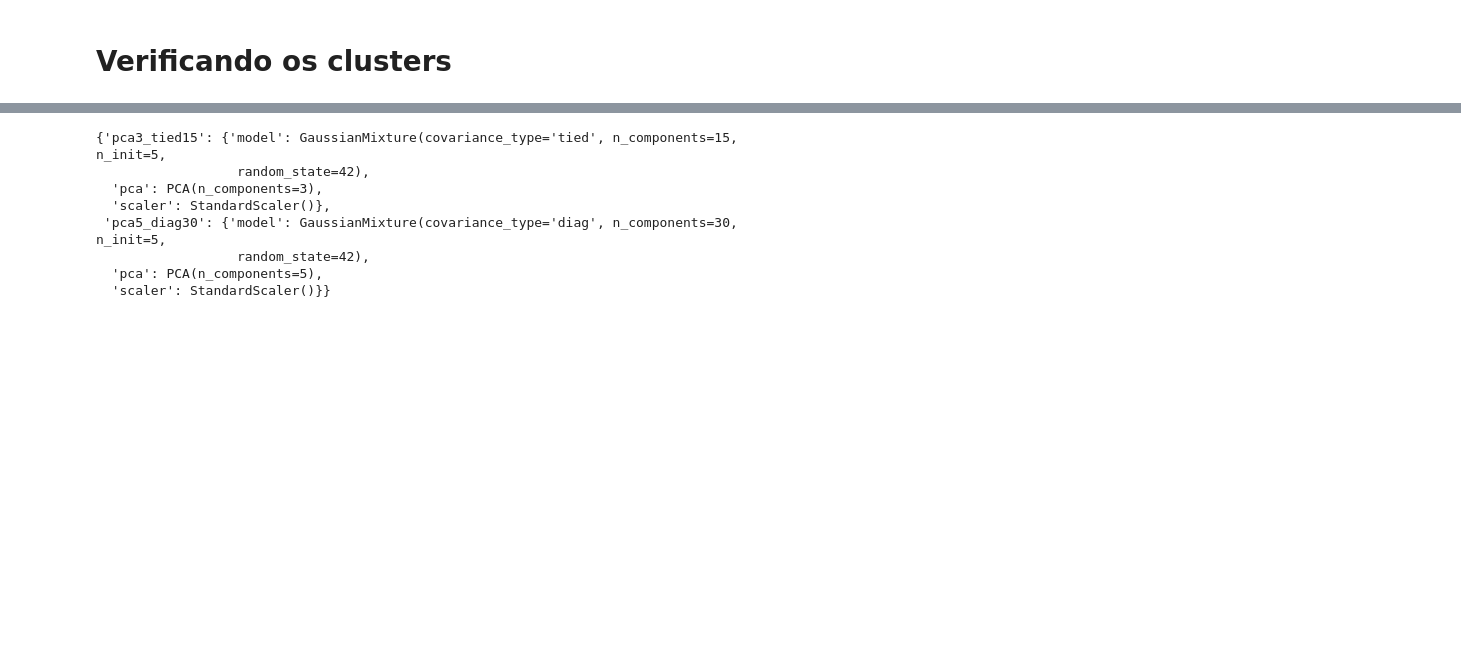
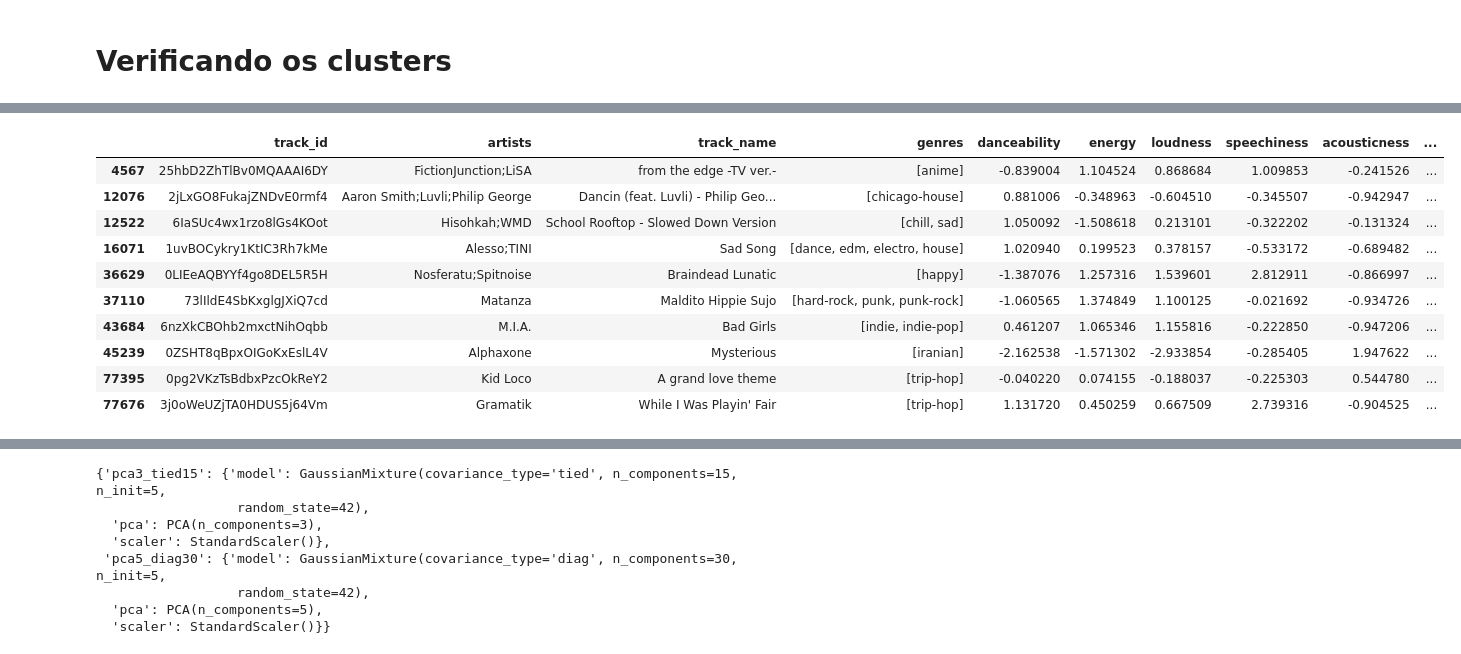
Before and after one commit to Victorpeereiraa/cross_genre_music_discovery, a Jupyter notebook: recommend.ipynb, the cells around one changed output, grey strips where cells are left out. Cells and saved outputs as stored; diff of their text form; code cells hidden in the pictures; blank space fills up the shorter version.

```diff
--- a/recommend.ipynb
+++ b/recommend.ipynb
@@ -145,0 +106,55 @@ for nome, cfg in GMM_CONFIGS.items():
+# %%
+def atribuir_clusters(
+    df_musicas,
+    config,
+    features,
+    cluster_col="cluster_gmm"
+):
+    """
+    Atribui clusters a músicas cujas features
+    já estão escaladas.
+
+    Retorna:
+    - DataFrame com a coluna de clusters
+    - Coordenadas no espaço usado pelo modelo
+    """
+
+    # 1. Recuperar as features já escaladas
+    X_scaled = df_musicas[features].to_numpy()
+
+    # 2. Aplicar o PCA treinado, quando existir
+    if config.get("pca") is not None:
+        X_modelo = config["pca"].transform(X_scaled)
+    else:
+        X_modelo = X_scaled
+
+    # 3. Identificar o cluster de cada música
+    clusters = config["model"].predict(X_modelo)
+
+    # 4. Adicionar os clusters ao DataFrame
+    resultado = df_musicas.copy()
+    resultado[cluster_col] = clusters
+
+    # 5. Retornar os dados e as coordenadas
+    return resultado, X_modelo
+# %%
+df_with_cluster, coordenates = atribuir_clusters(
+    df_musicas= input_df,
+    config = modelos["pca3_tied15"],
+    features = features,
+    cluster_col="cluster_gmm"
+    )
+# %%
+df_with_cluster
+# %% [output]
+|  | track_id | artists | track_name | genres | danceability | energy | loudness | speechiness | acousticness | ... |
+| 4567 | 25hbD2ZhTlBv0MQAAAI6DY | FictionJunction;LiSA | from the edge -TV ver.- | [anime] | -0.839004 | 1.104524 | 0.868684 | 1.009853 | -0.241526 | ... |
+| 12076 | 2jLxGO8FukajZNDvE0rmf4 | Aaron Smith;Luvli;Philip George | Dancin (feat. Luvli) - Philip Geo... | [chicago-house] | 0.881006 | -0.348963 | -0.604510 | -0.345507 | -0.942947 | ... |
+| 12522 | 6IaSUc4wx1rzo8lGs4KOot | Hisohkah;WMD | School Rooftop - Slowed Down Version | [chill, sad] | 1.050092 | -1.508618 | 0.213101 | -0.322202 | -0.131324 | ... |
+| 16071 | 1uvBOCykry1KtIC3Rh7kMe | Alesso;TINI | Sad Song | [dance, edm, electro, house] | 1.020940 | 0.199523 | 0.378157 | -0.533172 | -0.689482 | ... |
+| 36629 | 0LIEeAQBYYf4go8DEL5R5H | Nosferatu;Spitnoise | Braindead Lunatic | [happy] | -1.387076 | 1.257316 | 1.539601 | 2.812911 | -0.866997 | ... |
+| 37110 | 73lIldE4SbKxglgJXiQ7cd | Matanza | Maldito Hippie Sujo | [hard-rock, punk, punk-rock] | -1.060565 | 1.374849 | 1.100125 | -0.021692 | -0.934726 | ... |
+| 43684 | 6nzXkCBOhb2mxctNihOqbb | M.I.A. | Bad Girls | [indie, indie-pop] | 0.461207 | 1.065346 | 1.155816 | -0.222850 | -0.947206 | ... |
+| 45239 | 0ZSHT8qBpxOIGoKxEslL4V | Alphaxone | Mysterious | [iranian] | -2.162538 | -1.571302 | -2.933854 | -0.285405 | 1.947622 | ... |
+| 77395 | 0pg2VKzTsBdbxPzcOkReY2 | Kid Loco | A grand love theme | [trip-hop] | -0.040220 | 0.074155 | -0.188037 | -0.225303 | 0.544780 | ... |
+| 77676 | 3j0oWeUZjTA0HDUS5j64Vm | Gramatik | While I Was Playin' Fair | [trip-hop] | 1.131720 | 0.450259 | 0.667509 | 2.739316 | -0.904525 | ... |
```
Also changed, not shown: parts of 38 cells of this notebook.
